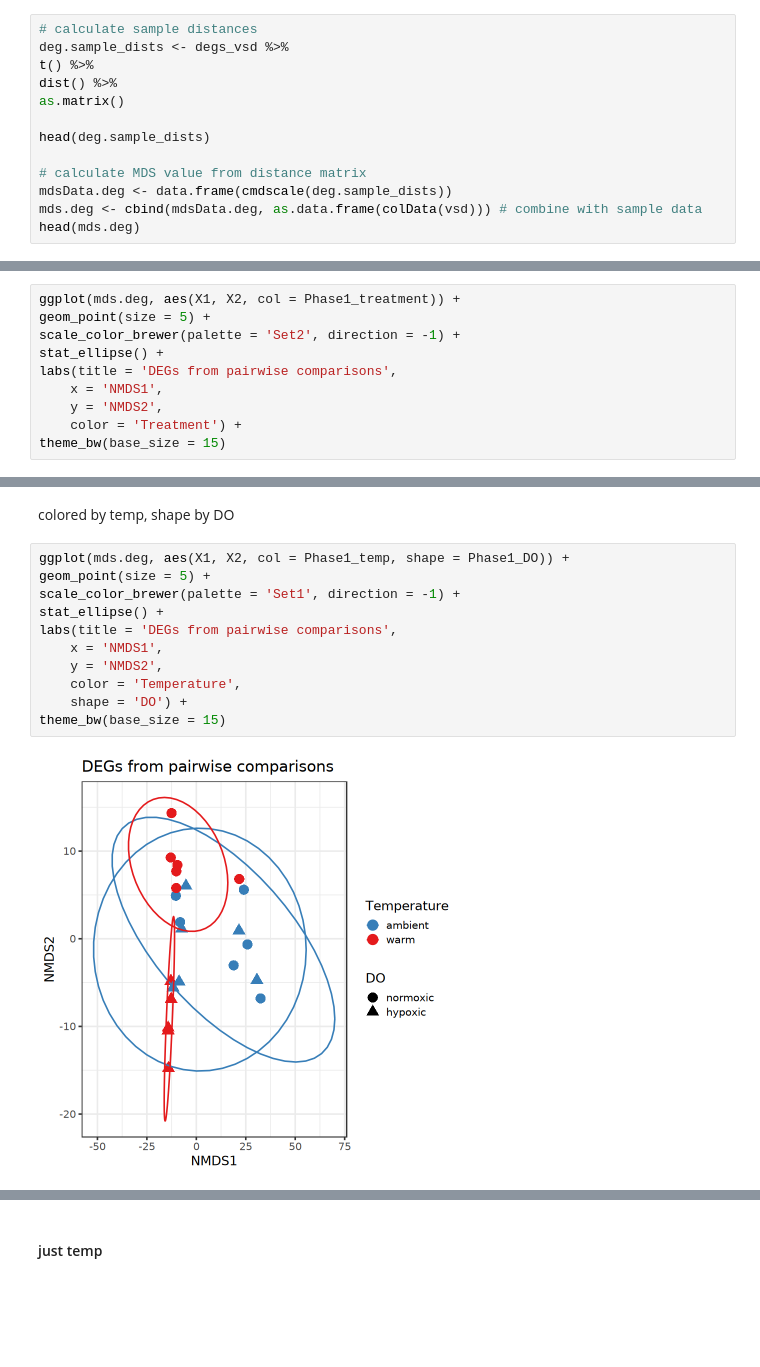
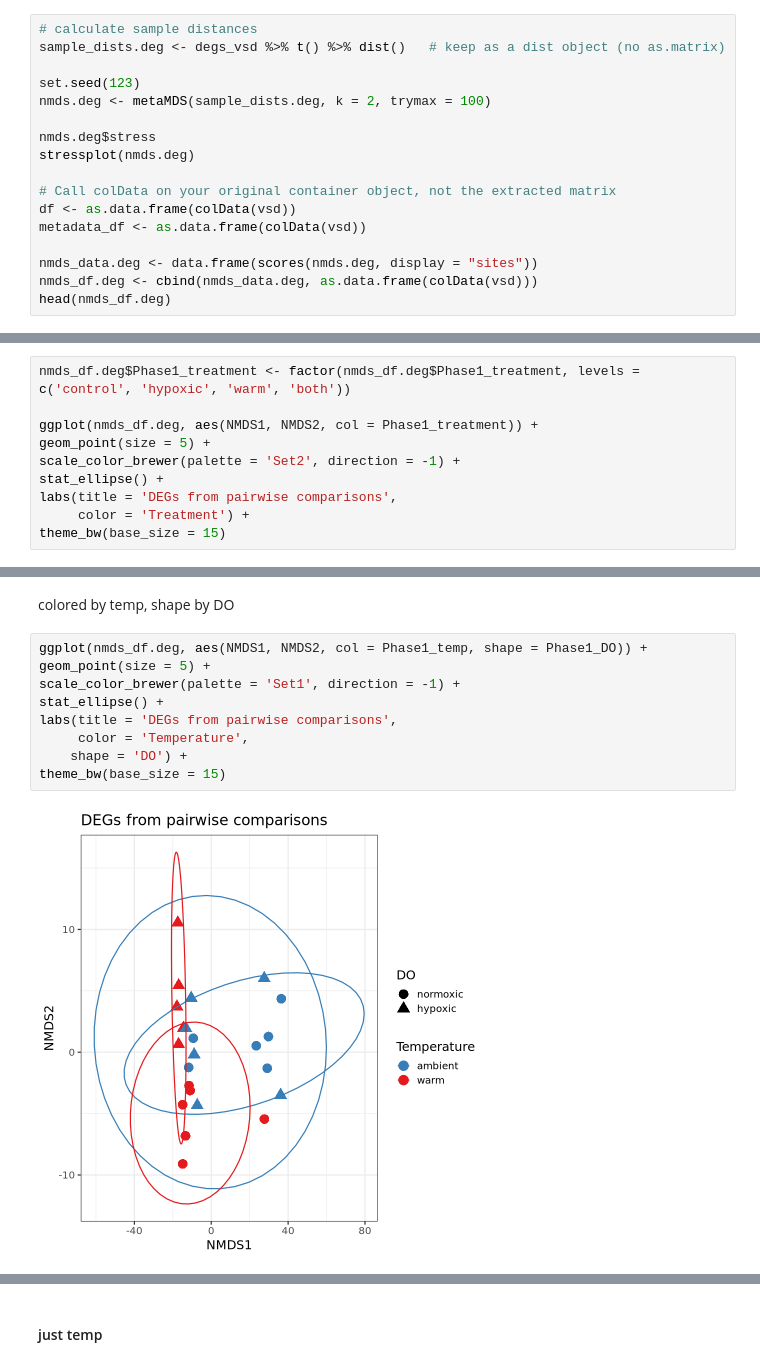
Before and after one commit to jgmcdonough/CE24_RNA-seq, a Jupyter notebook: analysis/diff_expression/phase1_v_phase1/filter_deseq_p1.v.p1.ipynb, the cells around one changed output, grey strips where cells are left out. Cells and saved outputs as stored; diff of their text form; blank space fills up the shorter version.

```diff
--- a/analysis/diff_expression/phase1_v_phase1/filter_deseq_p1.v.p1.ipynb
+++ b/analysis/diff_expression/phase1_v_phase1/filter_deseq_p1.v.p1.ipynb
@@ -1179,14 +1179,18 @@ A matrix: 6 × 23 of type dbl
 # %%
 # calculate sample distances
-deg.sample_dists <- degs_vsd %>%
-t() %>%
-dist() %>%
-as.matrix()
+sample_dists.deg <- degs_vsd %>% t() %>% dist()   # keep as a dist object (no as.matrix)
 
-head(deg.sample_dists)
+set.seed(123)
+nmds.deg <- metaMDS(sample_dists.deg, k = 2, trymax = 100)
 
-# calculate MDS value from distance matrix
-mdsData.deg <- data.frame(cmdscale(deg.sample_dists))
-mds.deg <- cbind(mdsData.deg, as.data.frame(colData(vsd))) # combine with sample data
-head(mds.deg)
+nmds.deg$stress
+stressplot(nmds.deg)
+
+# Call colData on your original container object, not the extracted matrix
+df <- as.data.frame(colData(vsd))
+metadata_df <- as.data.frame(colData(vsd))
+
+nmds_data.deg <- data.frame(scores(nmds.deg, display = "sites"))
+nmds_df.deg <- cbind(nmds_data.deg, as.data.frame(colData(vsd)))
+head(nmds_df.deg)
 # %% [output]
@@ -1212,13 +1349,13 @@ A data.frame: 6 × 12
 # %% [markdown]
 colored by treatment
 # %%
-ggplot(mds.deg, aes(X1, X2, col = Phase1_treatment)) +
+nmds_df.deg$Phase1_treatment <- factor(nmds_df.deg$Phase1_treatment, levels = c('control', 'hypoxic', 'warm', 'both'))
+
+ggplot(nmds_df.deg, aes(NMDS1, NMDS2, col = Phase1_treatment)) +
 geom_point(size = 5) +
 scale_color_brewer(palette = 'Set2', direction = -1) +
 stat_ellipse() +
 labs(title = 'DEGs from pairwise comparisons',
-    x = 'NMDS1',
-    y = 'NMDS2',
-    color = 'Treatment') +
+     color = 'Treatment') +
 theme_bw(base_size = 15)
 # %% [output]
@@ -1226,15 +1363,13 @@ theme_bw(base_size = 15)
 # %% [markdown]
 colored by temp, shape by DO
 # %%
-ggplot(mds.deg, aes(X1, X2, col = Phase1_temp, shape = Phase1_DO)) +
+ggplot(nmds_df.deg, aes(NMDS1, NMDS2, col = Phase1_temp, shape = Phase1_DO)) +
 geom_point(size = 5) +
 scale_color_brewer(palette = 'Set1', direction = -1) +
 stat_ellipse() +
 labs(title = 'DEGs from pairwise comparisons',
-    x = 'NMDS1',
-    y = 'NMDS2',
-    color = 'Temperature',
+     color = 'Temperature',
     shape = 'DO') +
 theme_bw(base_size = 15)
 # %% [output]
-[figure, old version]
+[figure, new version]
```
Also changed, not shown: parts of 18 cells of this notebook.
